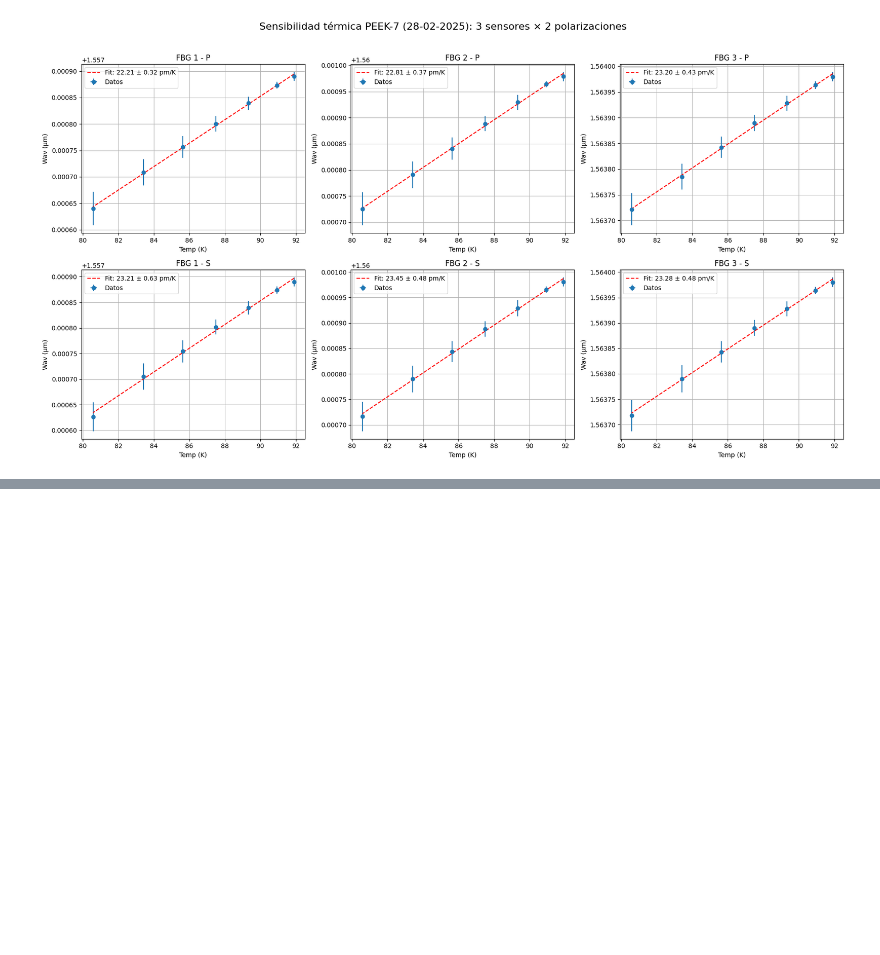
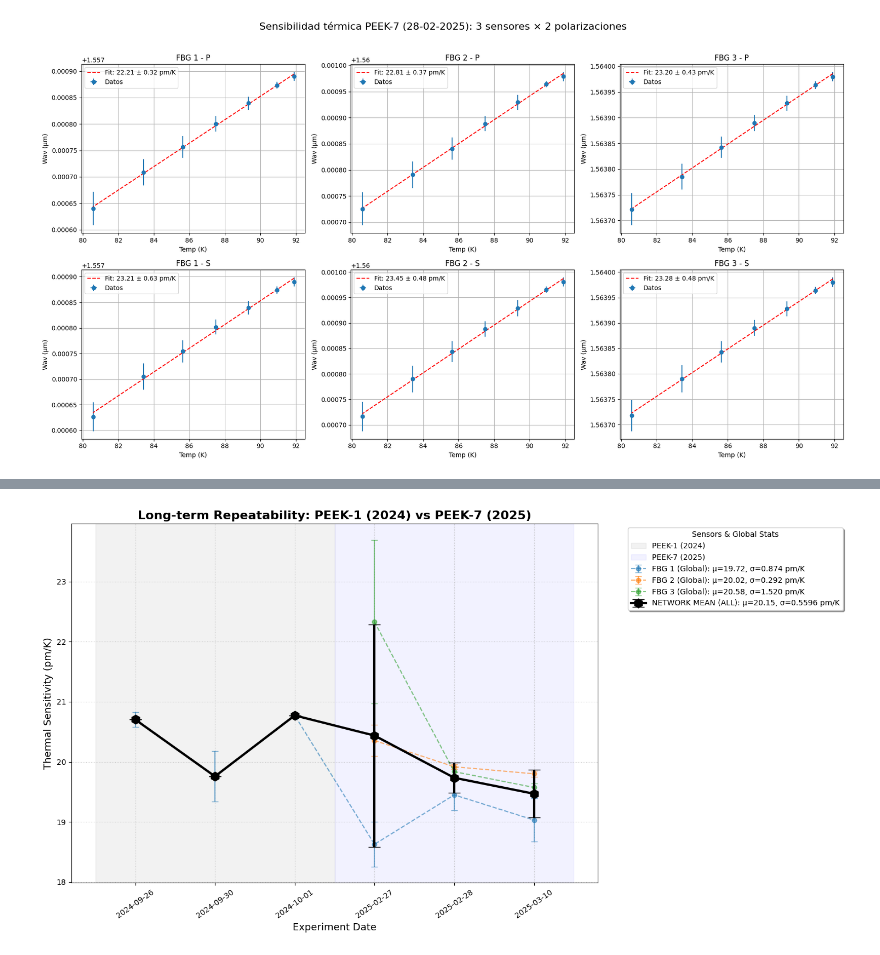
Before and after one commit to garpol/rtd-calibration-ana, a Jupyter notebook: FBG_Sensitivity_Analysis/Analisis_FBG_PEEK7_450um_3dias.ipynb, the cells around one changed output, grey strips where cells are left out. Saved outputs shown, nothing was run; the diff lists cells and outputs as text; code cells hidden in the pictures; blank space fills up the shorter version.

```diff
--- a/FBG_Sensitivity_Analysis/Analisis_FBG_PEEK7_450um_3dias.ipynb
+++ b/FBG_Sensitivity_Analysis/Analisis_FBG_PEEK7_450um_3dias.ipynb
@@ -845,0 +864,97 @@ OVERALL NETWORK STATISTICS: Mean = 20.725 pm/K | Sigma (Long-term Stability) = 1
+# %%
+import pandas as pd
+import matplotlib.pyplot as plt
+import numpy as np
+
+# 1. Datos 2024: Fibra PEEK-1 (Sept/Oct)
+data_2024 = [
+    {"Date": "2024-09-26", "Sensor": "FBG 1", "Slope_pmK": 20.785, "Error_pmK": 0.220, "Fiber": "PEEK-1"},
+    {"Date": "2024-09-26", "Sensor": "FBG 1", "Slope_pmK": 20.622, "Error_pmK": 0.110, "Fiber": "PEEK-1"},
+    {"Date": "2024-09-30", "Sensor": "FBG 1", "Slope_pmK": 19.323, "Error_pmK": 0.232, "Fiber": "PEEK-1"},
+    {"Date": "2024-09-30", "Sensor": "FBG 1", "Slope_pmK": 20.193, "Error_pmK": 0.799, "Fiber": "PEEK-1"},
+    {"Date": "2024-10-01", "Sensor": "FBG 1", "Slope_pmK": 20.669, "Error_pmK": 0.001, "Fiber": "PEEK-1"},
+    {"Date": "2024-10-01", "Sensor": "FBG 1", "Slope_pmK": 20.875, "Error_pmK": 0.001, "Fiber": "PEEK-1"},
+]
+df_2024 = pd.DataFrame(data_2024)
+
+# 2. Datos 2025: Fibra PEEK-7 (de tu primer plot, manual)
+data_peek7 = [
+    # Sensor 1
+    {"Date": "2025-02-27", "Sensor": "FBG 1", "Slope_pmK": 18.6275, "Error_pmK": 0.37, "Fiber": "PEEK-7"},
+    {"Date": "2025-02-28", "Sensor": "FBG 1", "Slope_pmK": 19.450, "Error_pmK": 0.26, "Fiber": "PEEK-7"},
+    {"Date": "2025-03-10", "Sensor": "FBG 1", "Slope_pmK": 19.0315, "Error_pmK": 0.36, "Fiber": "PEEK-7"},
+    # Sensor 2
+    {"Date": "2025-02-27", "Sensor": "FBG 2", "Slope_pmK": 20.3545, "Error_pmK": 0.26, "Fiber": "PEEK-7"},
+    {"Date": "2025-02-28", "Sensor": "FBG 2", "Slope_pmK": 19.9175, "Error_pmK": 0.04, "Fiber": "PEEK-7"},
+    {"Date": "2025-03-10", "Sensor": "FBG 2", "Slope_pmK": 19.801, "Error_pmK": 0.05, "Fiber": "PEEK-7"},
+    # Sensor 3
+    {"Date": "2025-02-27", "Sensor": "FBG 3", "Slope_pmK": 22.3285, "Error_pmK": 1.36, "Fiber": "PEEK-7"},
+    {"Date": "2025-02-28", "Sensor": "FBG 3", "Slope_pmK": 19.8365, "Error_pmK": 0.08, "Fiber": "PEEK-7"},
+    {"Date": "2025-03-10", "Sensor": "FBG 3", "Slope_pmK": 19.574, "Error_pmK": 0.07, "Fiber": "PEEK-7"},
+]
+df_peek7 = pd.DataFrame(data_peek7)
+
+# 3. Consolidación Maestra
+df_master = pd.concat([df_2024, df_peek7], ignore_index=True)
+
+# Procesar Media de Polarización y agrupar por Fibra y Sensor
+df_rep = df_master.groupby(['Date', 'Sensor', 'Fiber']).agg({
+    'Slope_pmK': 'mean',
+    'Error_pmK': lambda x: np.sqrt(np.sum(np.square(x))) / len(x)
+}).reset_index()
+
+# Ordenar cronológicamente
+df_rep['Date'] = pd.to_datetime(df_rep['Date'])
+df_rep = df_rep.sort_values('Date')
+df_rep['Date_str'] = df_rep['Date'].dt.strftime('%Y-%m-%d')
+
+# 4. Estadística Global (ALL) - Unificando ambas fibras
+all_daily = df_rep.groupby('Date_str').agg({'Slope_pmK': ['mean', 'std']}).reset_index()
+all_daily.columns = ['Date_str', 'Mean_Slope', 'Std_Between_Sensors']
+mu_all = all_daily['Mean_Slope'].mean()
+sigma_all = all_daily['Mean_Slope'].std()
+
+# 5. Plot de Repetibilidad Histórica
+plt.figure(figsize=(15, 8))
+sensors = sorted(df_rep['Sensor'].unique())
+colors = ['#1f77b4', '#ff7f0e', '#2ca02c'] # Colores consistentes para FBG 1, 2, 3
+
+# Sombreado para diferenciar fibras
+plt.axvspan(-0.5, 2.5, color='gray', alpha=0.1, label='PEEK-1 (2024)')
+plt.axvspan(2.5, len(all_daily)-0.5, color='blue', alpha=0.05, label='PEEK-7 (2025)')
+
+for i, sensor in enumerate(sensors):
+    s_data = df_rep[df_rep['Sensor'] == sensor]
+    mu_s = s_data['Slope_pmK'].mean()
+    sigma_s = s_data['Slope_pmK'].std()
+    plt.errorbar(s_data['Date_str'], s_data['Slope_pmK'], yerr=s_data['Error_pmK'],
+                 label=f'{sensor} (Global): μ={mu_s:.2f}, σ={sigma_s:.3f} pm/K',
+                 fmt='o--', color=colors[i], alpha=0.6, capsize=4)
+
+# Serie ALL (Network Mean)
+plt.errorbar(all_daily['Date_str'], all_daily['Mean_Slope'], yerr=all_daily['Std_Between_Sensors'].fillna(0),
+             fmt='h-k', label=f'NETWORK MEAN (ALL): μ={mu_all:.2f}, σ={sigma_all:.4f} pm/K',
+             capsize=8, markersize=12, linewidth=3, zorder=15)
+
+plt.title('Long-term Repeatability: PEEK-1 (2024) vs PEEK-7 (2025)', fontsize=16, fontweight='bold')
+plt.ylabel('Thermal Sensitivity (pm/K)', fontsize=13)
+plt.xlabel('Experiment Date', fontsize=13)
+plt.xticks(rotation=35)
+plt.grid(True, linestyle=':', alpha=0.7)
+plt.legend(title='Sensors & Global Stats', bbox_to_anchor=(1.05, 1), loc='upper left', shadow=True)
+plt.tight_layout()
+plt.show()
+
+# 6. Tabla Resumen Histórica con Identificación de Fibra
+print("\n" + "="*125)
+print(f"{'HISTORICAL REPEATABILITY SUMMARY (PEEK-1 & PEEK-7)':^125}")
+print("="*125)
+pivot = df_rep.pivot_table(index=['Fiber', 'Sensor'], columns='Date_str', values='Slope_pmK')
+pivot['Mean (μ)'] = pivot.mean(axis=1)
+pivot['Sigma (σ)'] = pivot.std(axis=1)
+print(pivot.round(3).fillna(" - ").to_string())
+print("-" * 125)
+print(f"OVERALL NETWORK STATISTICS: Mean = {mu_all:.3f} pm/K | Sigma (Long-term Stability) = {sigma_all:.4f} pm/K")
+print("="*125)
+# %% [output]
+[figure, added]
```
Also changed, not shown: parts of 15 cells of this notebook, 3 other files.
